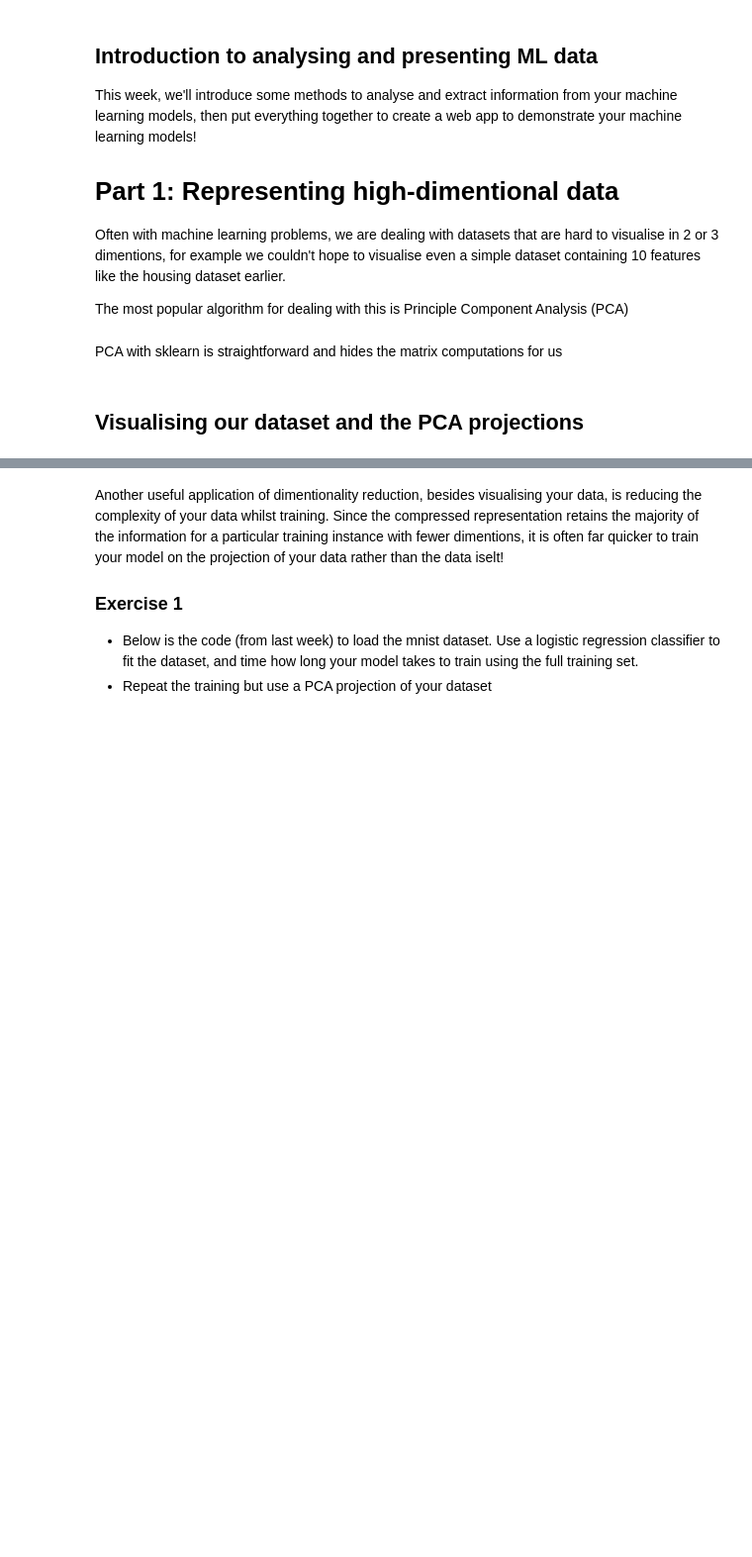
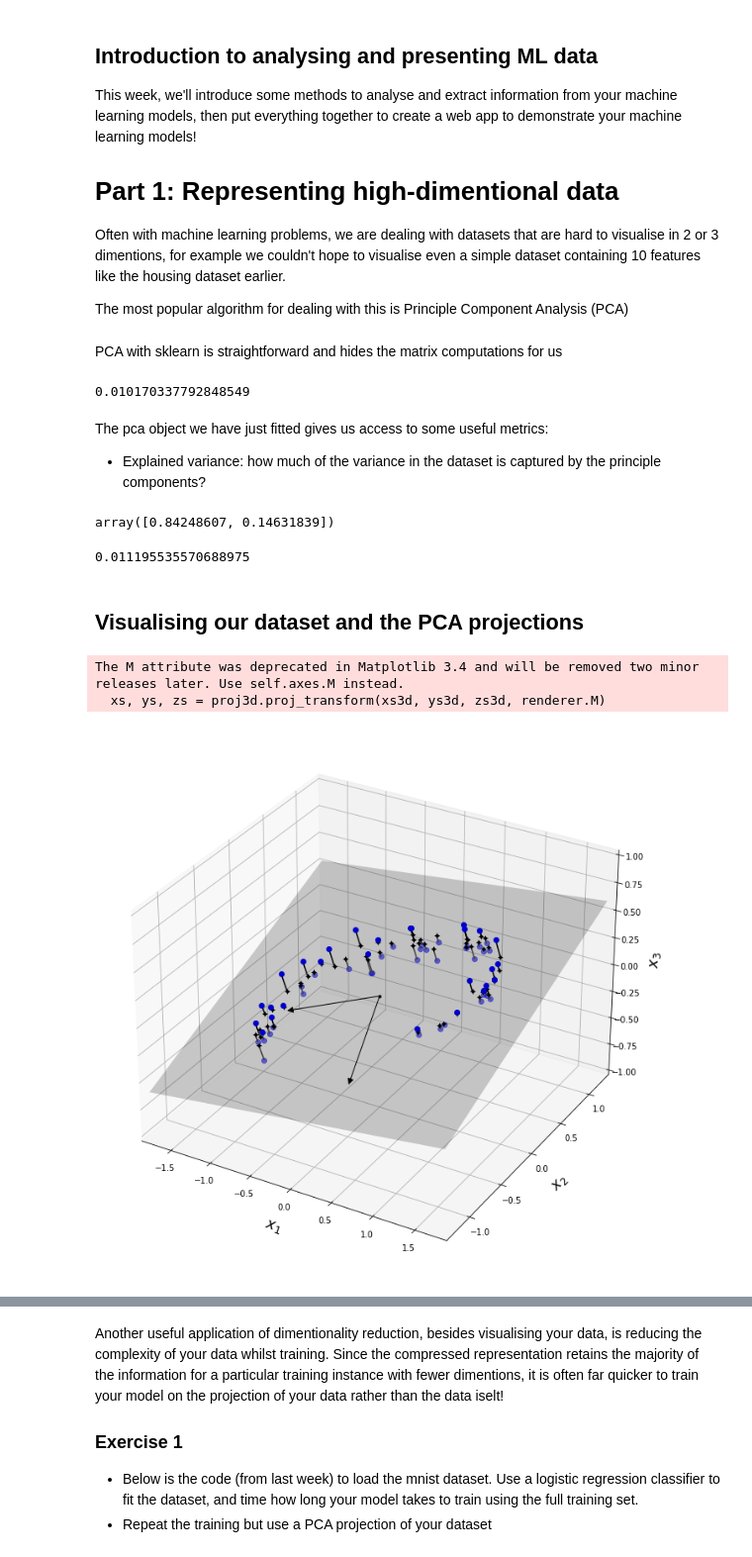
Before and after one commit to AstraZeneca-Code-Club/intermediate_python, a Jupyter notebook: week8.ipynb, the cells around one changed output, grey strips where cells are left out. Shown at 99% size. Saved outputs shown, nothing was run; the diff lists cells and outputs as text; code cells hidden in the pictures; blank space fills up the shorter version.

Commit message:
updated graphics for week 8 notebook

```diff
--- a/week8.ipynb
+++ b/week8.ipynb
@@ -46,6 +46,27 @@ X2D = pca.fit_transform(X)
 
 
 X3D_inv = pca.inverse_transform(X2D)
+
+# calculate the mean square error bewteen the reconstruction and the actual data
+np.mean(np.sum(np.square(X3D_inv - X), axis=1))
+# %% [output]
+0.010170337792848549
+# %% [markdown]
+The pca object we have just fitted gives us access to some useful metrics:
+
+
+* Explained variance: how much of the variance in the dataset is captured by the principle components?
+# %%
+pca.explained_variance_ratio_
+# %% [output]
+array([0.84248607, 0.14631839])
+# %%
+# how much variance do we lose compared to the original data?
+
+
+1 - pca.explained_variance_ratio_.sum()
+# %% [output]
+0.011195535570688975
 # %% [markdown]
 ## Visualising our dataset and the PCA projections
 # %%
@@ -77,38 +98,42 @@ C = pca.components_
 R = C.T.dot(C)
 z = (R[0, 2] * x1 + R[1, 2] * x2) / (1 - R[2, 2])
 
-fig = plt.figure(figsize=(6, 3.8))
+fig = plt.figure(figsize=(12,12))
 ax = fig.add_subplot(111, projection='3d')
 
 X3D_above = X[X[:, 2] > X3D_inv[:, 2]]
 X3D_below = X[X[:, 2] <= X3D_inv[:, 2]]
 
 ax.plot(X3D_below[:, 0], X3D_below[:, 1], X3D_below[:, 2], "bo", alpha=0.5)
 
 ax.plot_surface(x1, x2, z, alpha=0.2, color="k")
 np.linalg.norm(C, axis=0)
 ax.add_artist(Arrow3D([0, C[0, 0]],[0, C[0, 1]],[0, C[0, 2]], mutation_scale=15, lw=1, arrowstyle="-|>", color="k"))
 ax.add_artist(Arrow3D([0, C[1, 0]],[0, C[1, 1]],[0, C[1, 2]], mutation_scale=15, lw=1, arrowstyle="-|>", color="k"))
 ax.plot([0], [0], [0], "k.")
 
 for i in range(m):
     if X[i, 2] > X3D_inv[i, 2]:
         ax.plot([X[i][0], X3D_inv[i][0]], [X[i][1], X3D_inv[i][1]], [X[i][2], X3D_inv[i][2]], "k-")
     else:
         ax.plot([X[i][0], X3D_inv[i][0]], [X[i][1], X3D_inv[i][1]], [X[i][2], X3D_inv[i][2]], "k-", color="#505050")
 
 ax.plot(X3D_inv[:, 0], X3D_inv[:, 1], X3D_inv[:, 2], "k+")
 ax.plot(X3D_inv[:, 0], X3D_inv[:, 1], X3D_inv[:, 2], "k.")
 ax.plot(X3D_above[:, 0], X3D_above[:, 1], X3D_above[:, 2], "bo")
 ax.set_xlabel("$x_1$", fontsize=18, labelpad=10)
 ax.set_ylabel("$x_2$", fontsize=18, labelpad=10)
 ax.set_zlabel("$x_3$", fontsize=18, labelpad=10)
 ax.set_xlim(axes[0:2])
 ax.set_ylim(axes[2:4])
 ax.set_zlim(axes[4:6])
 
 
 plt.show()
+# %% [output]
+The M attribute was deprecated in Matplotlib 3.4 and will be removed two minor releases later. Use self.axes.M instead.
+  xs, ys, zs = proj3d.proj_transform(xs3d, ys3d, zs3d, renderer.M)
+[figure, added]
 # %%
 # visualise the 2D projection
 
```
Also changed, not shown: parts of 1 cell of this notebook.
